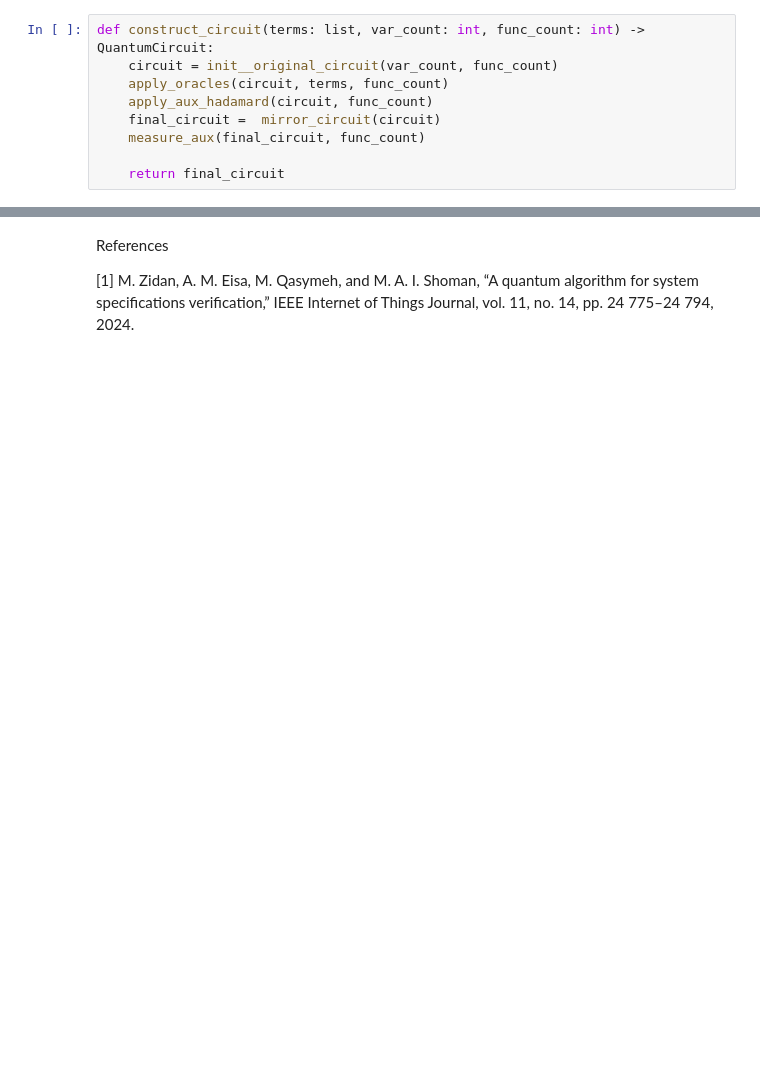
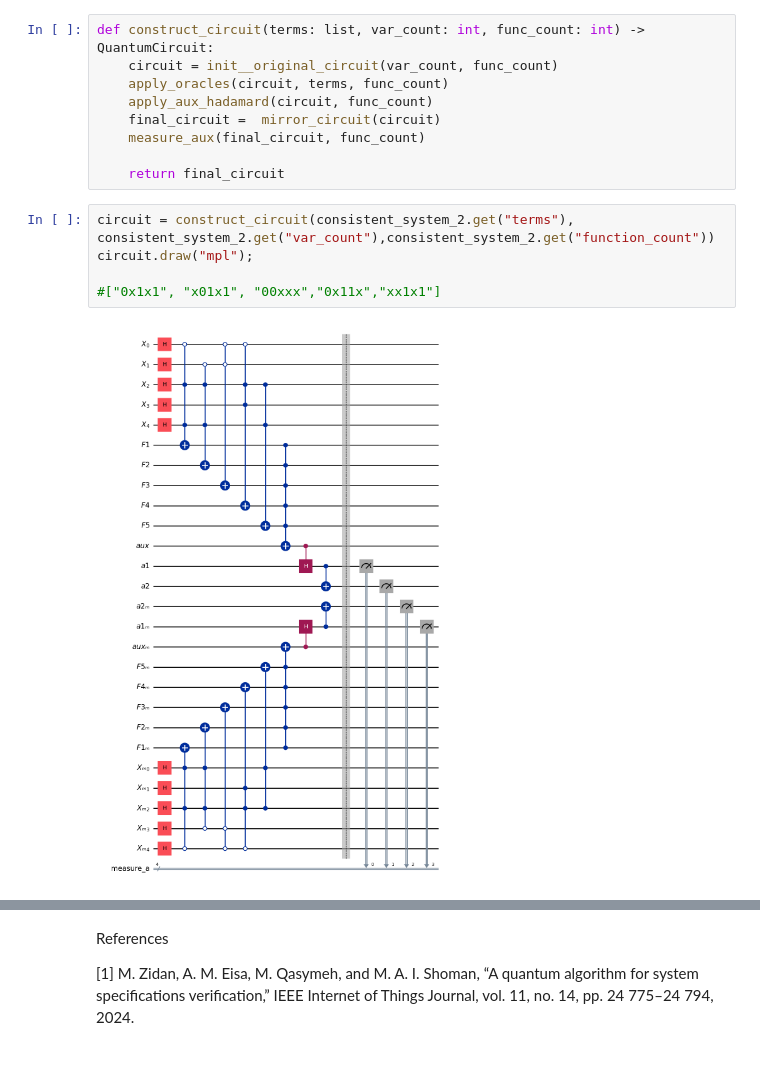
Before and after one commit to k-erlikh/Quantum-System-Specification-Checker, a Jupyter notebook: src/quantum_check.ipynb, the cells around one changed output, grey strips where cells are left out. Saved outputs shown, nothing was run; the diff lists cells and outputs as text; blank space fills up the shorter version.

```diff
--- a/src/quantum_check.ipynb
+++ b/src/quantum_check.ipynb
@@ -235,4 +244,11 @@ def construct_circuit(terms: list, var_count: int, func_count: int) -> QuantumCi
     measure_aux(final_circuit, func_count)
 
     return final_circuit
+# %%
+circuit = construct_circuit(consistent_system_2.get("terms"), consistent_system_2.get("var_count"),consistent_system_2.get("function_count"))
+circuit.draw("mpl");
+
+#["0x1x1", "x01x1", "00xxx","0x11x","xx1x1"]
+# %% [output]
+[figure, added]
 # %%
```
Also changed, not shown: parts of 4 cells of this notebook, 2 other files.
